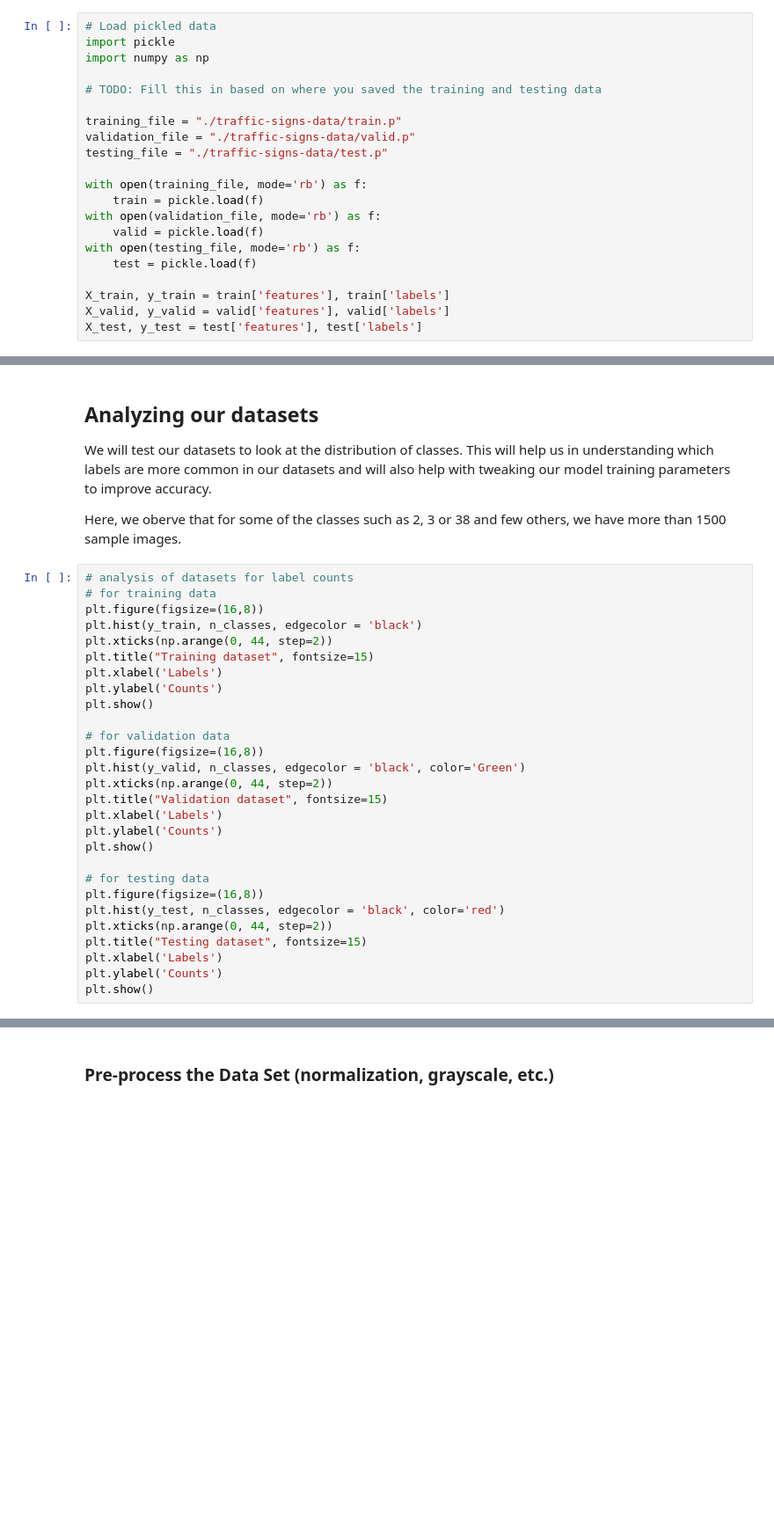
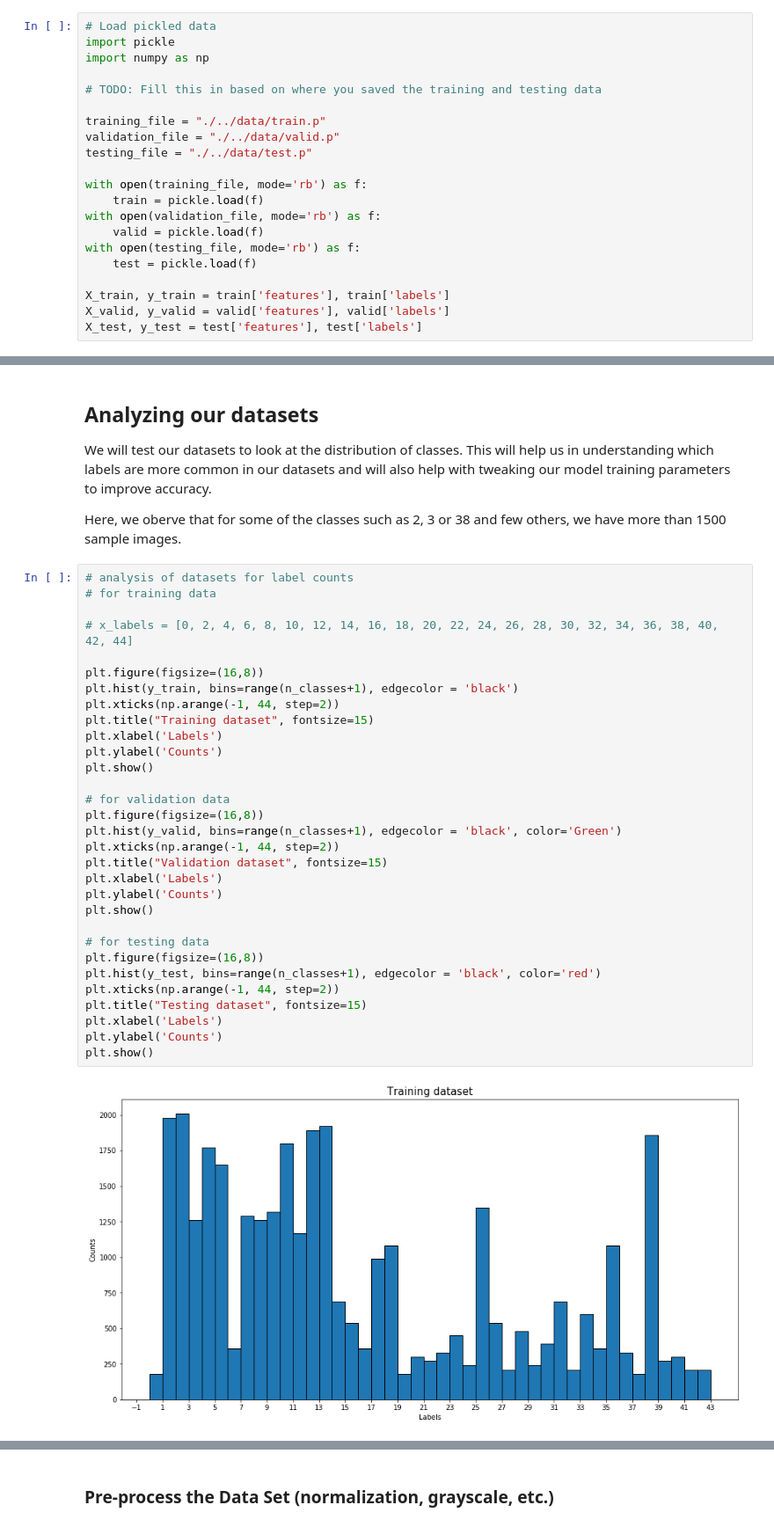
Before and after one commit to gauborg/Traffic_Sign_Classifier-gauborg, a Jupyter notebook: Traffic_Sign_Classifier.ipynb, the cells around one changed output, grey strips where cells are left out. Shown at 88% size. Saved outputs shown, nothing was run; the diff lists cells and outputs as text; blank space fills up the shorter version.

Commit message:
CNN training data saved and code completed

```diff
--- a/Traffic_Sign_Classifier.ipynb
+++ b/Traffic_Sign_Classifier.ipynb
@@ -26,9 +26,9 @@ import numpy as np
 
 # TODO: Fill this in based on where you saved the training and testing data
 
-training_file = "./traffic-signs-data/train.p"
-validation_file = "./traffic-signs-data/valid.p"
-testing_file = "./traffic-signs-data/test.p"
+training_file = "./../data/train.p"
+validation_file = "./../data/valid.p"
+testing_file = "./../data/test.p"
 
 with open(training_file, mode='rb') as f:
     train = pickle.load(f)
@@ -147,28 +176,33 @@ Here, we oberve that for some of the classes such as 2, 3 or 38 and few others,
 # %%
 # analysis of datasets for label counts
 # for training data
+
+# x_labels = [0, 2, 4, 6, 8, 10, 12, 14, 16, 18, 20, 22, 24, 26, 28, 30, 32, 34, 36, 38, 40, 42, 44]
+
 plt.figure(figsize=(16,8))
-plt.hist(y_train, n_classes, edgecolor = 'black')
-plt.xticks(np.arange(0, 44, step=2))
+plt.hist(y_train, bins=range(n_classes+1), edgecolor = 'black')
+plt.xticks(np.arange(-1, 44, step=2))
 plt.title("Training dataset", fontsize=15)
 plt.xlabel('Labels')
 plt.ylabel('Counts')
 plt.show()
 
 # for validation data
 plt.figure(figsize=(16,8))
-plt.hist(y_valid, n_classes, edgecolor = 'black', color='Green')
-plt.xticks(np.arange(0, 44, step=2))
+plt.hist(y_valid, bins=range(n_classes+1), edgecolor = 'black', color='Green')
+plt.xticks(np.arange(-1, 44, step=2))
 plt.title("Validation dataset", fontsize=15)
 plt.xlabel('Labels')
 plt.ylabel('Counts')
 plt.show()
 
 # for testing data
 plt.figure(figsize=(16,8))
-plt.hist(y_test, n_classes, edgecolor = 'black', color='red')
-plt.xticks(np.arange(0, 44, step=2))
+plt.hist(y_test, bins=range(n_classes+1), edgecolor = 'black', color='red')
+plt.xticks(np.arange(-1, 44, step=2))
 plt.title("Testing dataset", fontsize=15)
 plt.xlabel('Labels')
 plt.ylabel('Counts')
 plt.show()
+# %% [output]
+[figure, added]
```
Also changed, not shown: parts of 28 cells of this notebook, 7 other files.
